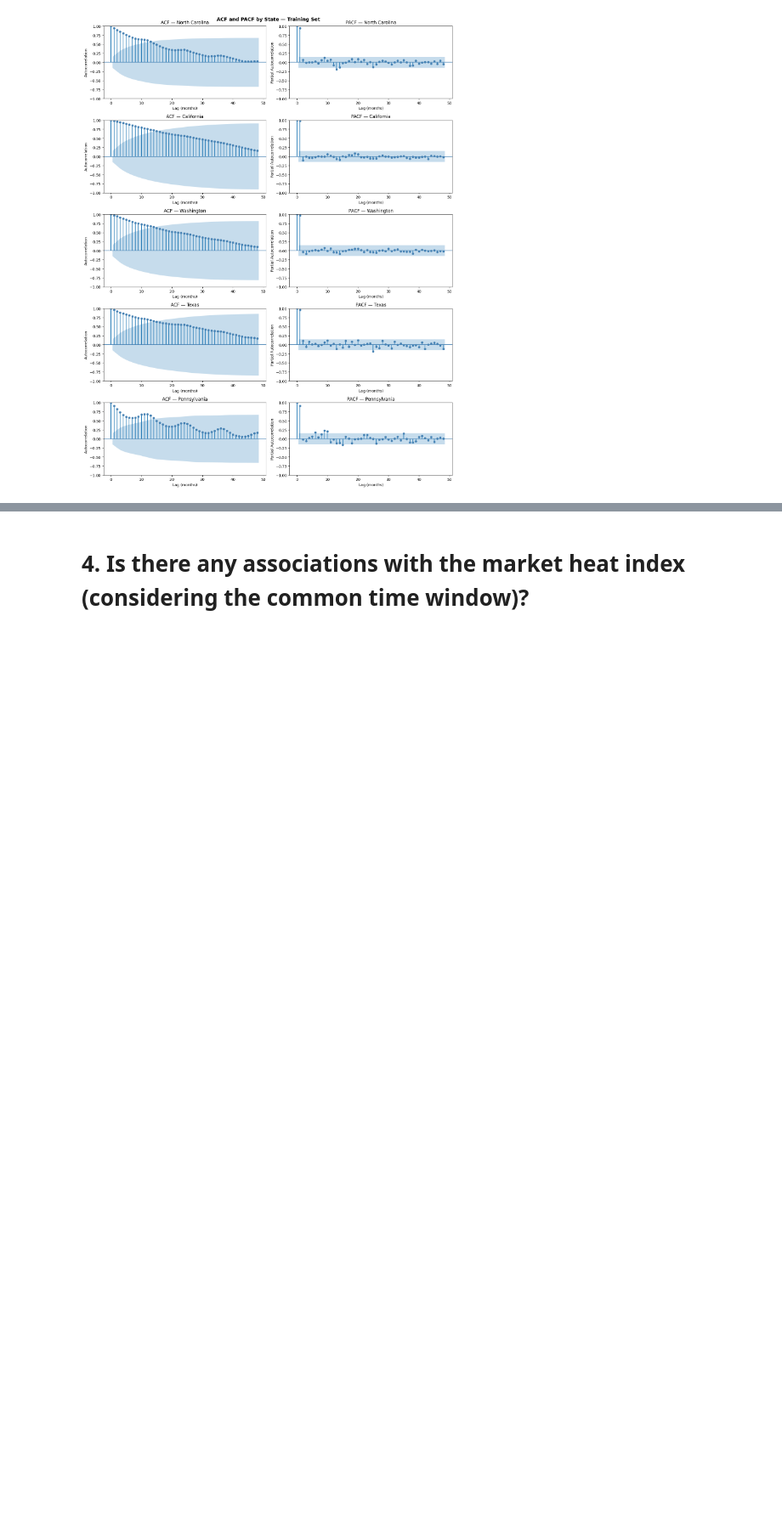
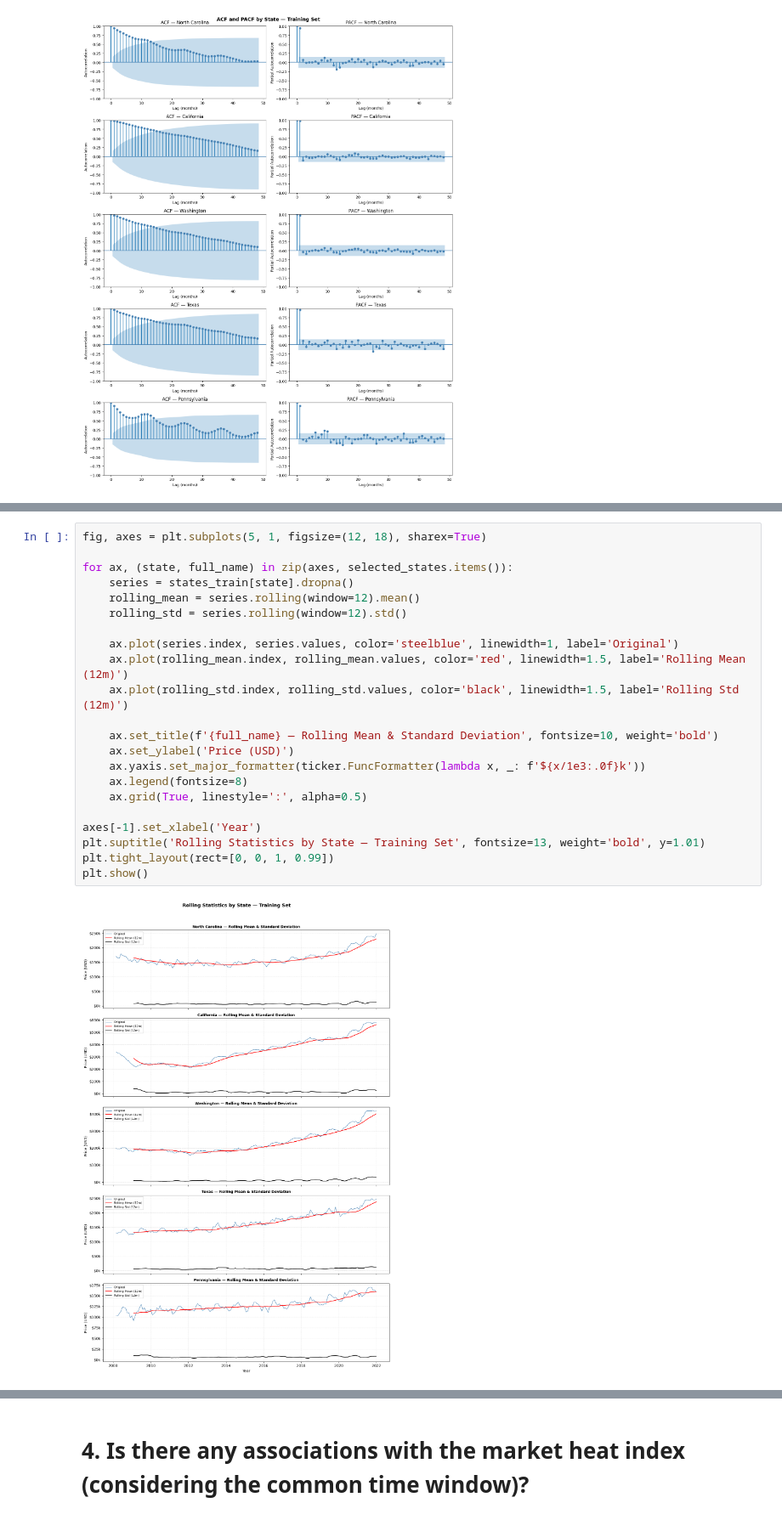
Before and after one commit to Onath/PropertyPriceForecasting, a Jupyter notebook: property_price_forecasting.ipynb, the cells around one changed output, grey strips where cells are left out. Shown at 85% size. Drawn from its saved outputs; the diff is of its cells as text; blank space fills up the shorter version.

```diff
--- a/property_price_forecasting.ipynb
+++ b/property_price_forecasting.ipynb
@@ -1203,0 +1316,24 @@ plt.show()
+# %%
+fig, axes = plt.subplots(5, 1, figsize=(12, 18), sharex=True)
+
+for ax, (state, full_name) in zip(axes, selected_states.items()):
+    series = states_train[state].dropna()
+    rolling_mean = series.rolling(window=12).mean()
+    rolling_std = series.rolling(window=12).std()
+
+    ax.plot(series.index, series.values, color='steelblue', linewidth=1, label='Original')
+    ax.plot(rolling_mean.index, rolling_mean.values, color='red', linewidth=1.5, label='Rolling Mean (12m)')
+    ax.plot(rolling_std.index, rolling_std.values, color='black', linewidth=1.5, label='Rolling Std (12m)')
+
+    ax.set_title(f'{full_name} — Rolling Mean & Standard Deviation', fontsize=10, weight='bold')
+    ax.set_ylabel('Price (USD)')
+    ax.yaxis.set_major_formatter(ticker.FuncFormatter(lambda x, _: f'${x/1e3:.0f}k'))
+    ax.legend(fontsize=8)
+    ax.grid(True, linestyle=':', alpha=0.5)
+
+axes[-1].set_xlabel('Year')
+plt.suptitle('Rolling Statistics by State — Training Set', fontsize=13, weight='bold', y=1.01)
+plt.tight_layout(rect=[0, 0, 1, 0.99])
+plt.show()
+# %% [output]
+[figure, added]
```
Also changed, not shown: parts of 9 cells of this notebook.
